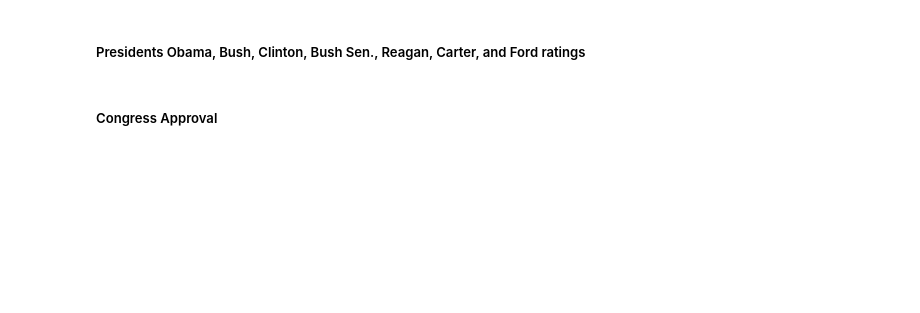
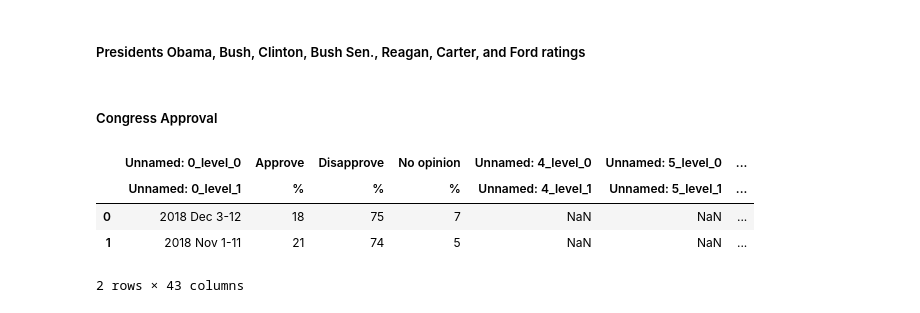
Before and after one commit to amritperera/Data-Bootcamp-Project-1, a Jupyter notebook: Code/Ahmeda_presi_congress_data.ipynb, the cells around one changed output. Saved outputs shown, nothing was run; the diff lists cells and outputs as text; code cells hidden in the pictures; blank space fills up the shorter version.

```diff
--- a/Code/Ahmeda_presi_congress_data.ipynb
+++ b/Code/Ahmeda_presi_congress_data.ipynb
@@ -222,3 +212,11 @@ url_congr = 'https://news.gallup.com/poll/1600/congress-public.aspx'
 # loading and saving congress' approval ratings into a dataframe
 list_congr = pd.read_html(url_congr)
 congress_df = list_congr[0]
+# %%
+congress_df.head(2)
+# %% [output]
+|  | Unnamed: 0_level_0 | Approve | Disapprove | No opinion | Unnamed: 4_level_0 | Unnamed: 5_level_0 | ... |
+|  | Unnamed: 0_level_1 | % | % | % | Unnamed: 4_level_1 | Unnamed: 5_level_1 | ... |
+| 0 | 2018 Dec 3-12 | 18 | 75 | 7 | NaN | NaN | ... |
+| 1 | 2018 Nov 1-11 | 21 | 74 | 5 | NaN | NaN | ... |
+2 rows × 43 columns
```
Also changed, not shown: parts of 10 cells of this notebook.
